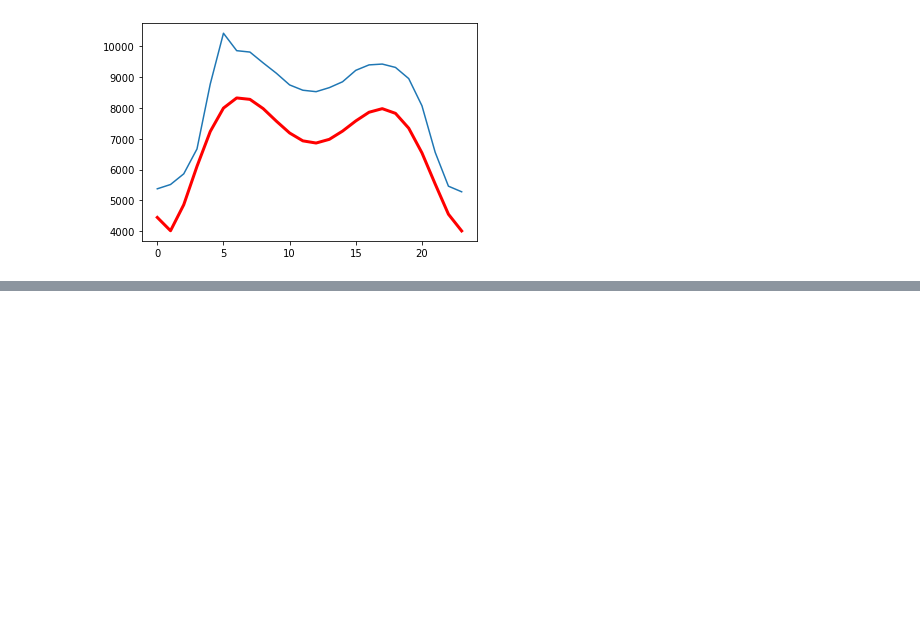
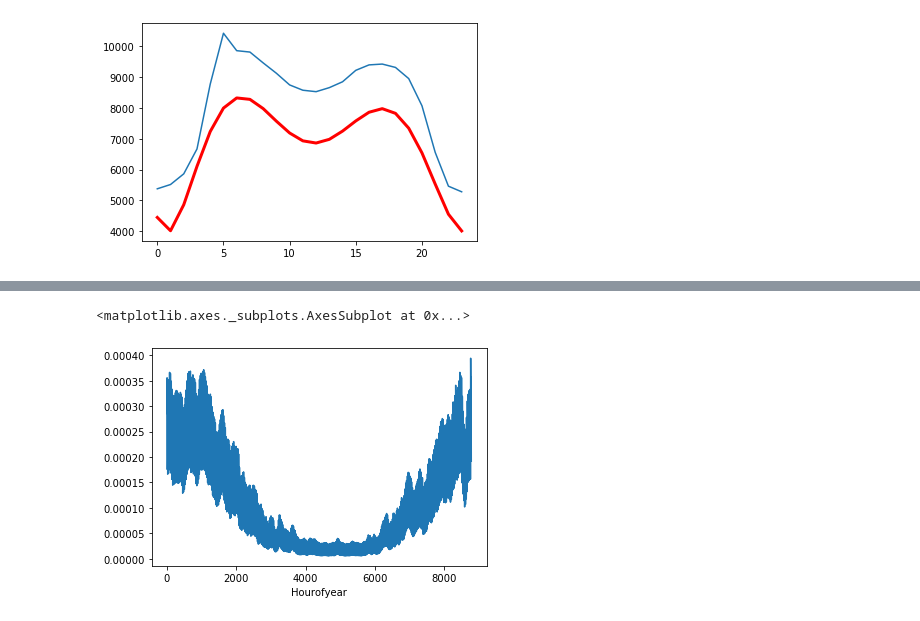
Before and after one commit to ehlimana/EMS, a Jupyter notebook: Untitled2.ipynb, the cells around one changed output, grey strips where cells are left out. Cells and saved outputs as stored; diff of their text form; code cells hidden in the pictures; blank space fills up the shorter version.

```diff
--- a/Untitled2.ipynb
+++ b/Untitled2.ipynb
@@ -258,0 +306,4 @@ plt.show()
+# %%
+aa=file.groupby(by="Year").sum()
+# %%
+dd=aa.mean()
@@ -258,0 +330,7 @@ plt.show()
+# %%
+bb=grouped['HR',  'heat_demand',         'total',          'MW']/dd['HR',  'heat_demand',         'total',          'MW']
+# %%
+bb.plot()
+# %% [output]
+<matplotlib.axes._subplots.AxesSubplot at 0x...>
+[figure, added]
```
Also changed, not shown: parts of 12 cells of this notebook.
